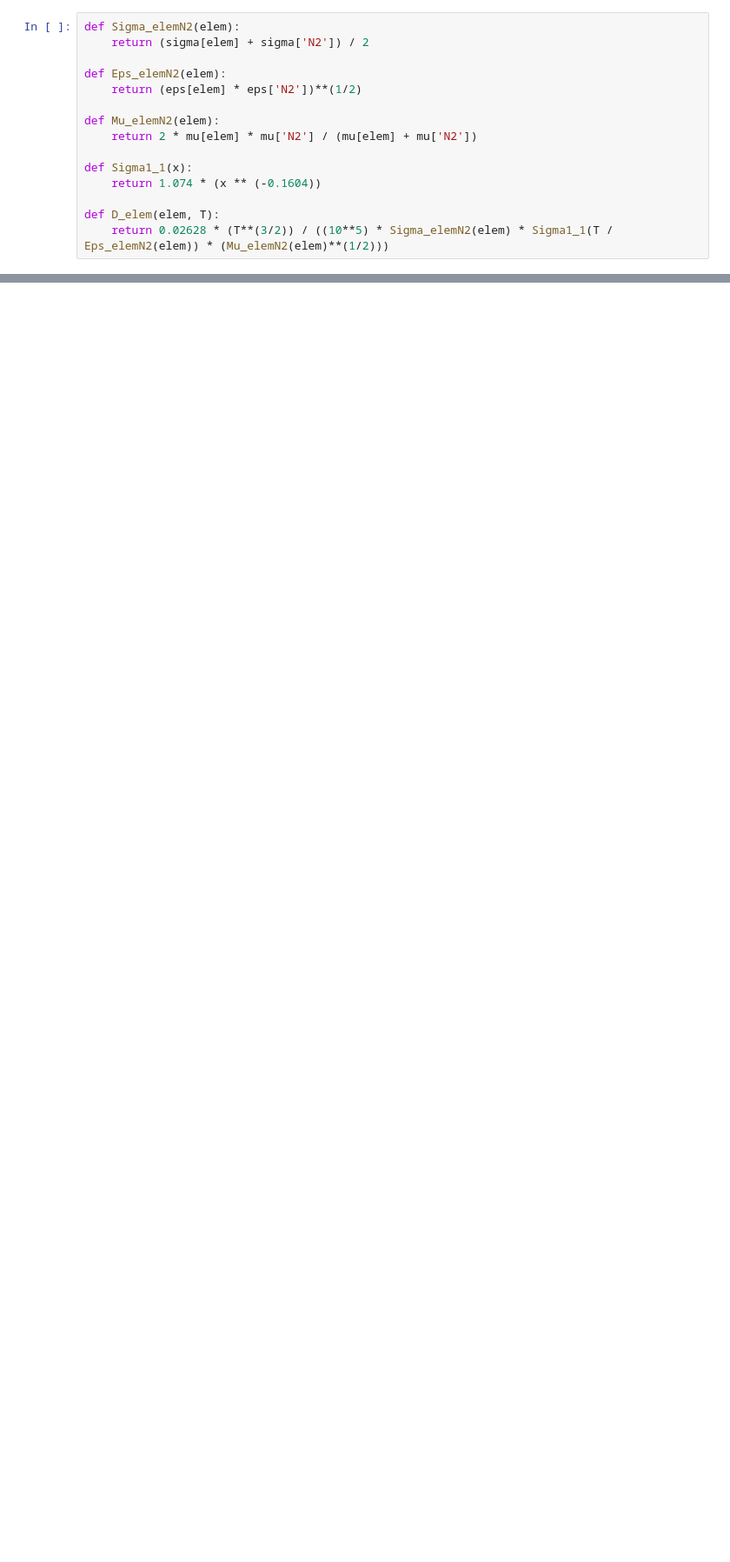
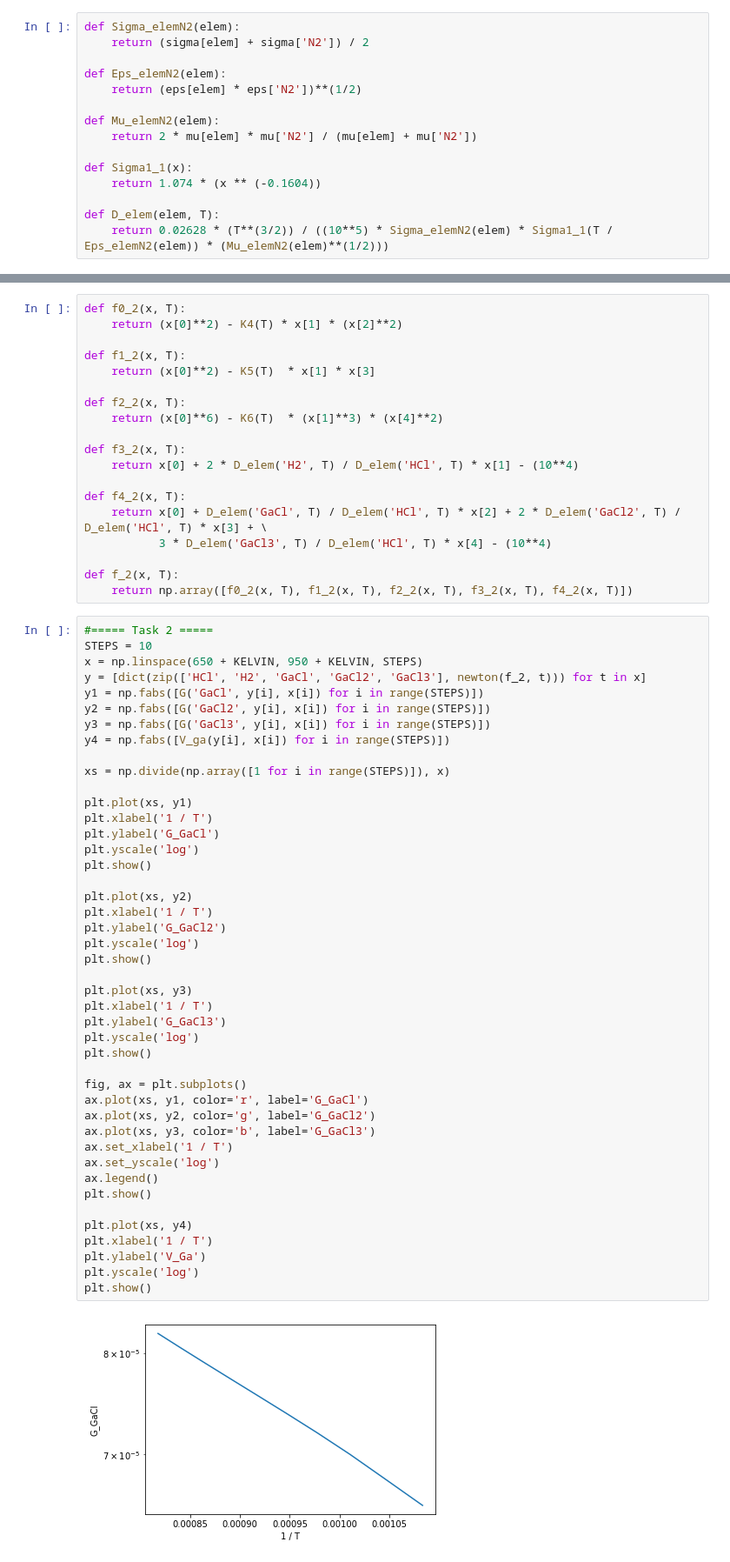
Before and after one commit to ivartb/AlGaN, a Jupyter notebook: AlGaN.ipynb, the cells around one changed output, grey strips where cells are left out. Shown: that part at 87% size. Drawn from its saved outputs; the diff is of its cells as text; blank space fills up the shorter version.

```diff
--- a/AlGaN.ipynb
+++ b/AlGaN.ipynb
@@ -190,0 +177,65 @@ for key in d1:
+# %%
+def f0_2(x, T):
+    return (x[0]**2) - K4(T) * x[1] * (x[2]**2)
+
+def f1_2(x, T):
+    return (x[0]**2) - K5(T)  * x[1] * x[3]
+
+def f2_2(x, T):
+    return (x[0]**6) - K6(T)  * (x[1]**3) * (x[4]**2)
+
+def f3_2(x, T):
+    return x[0] + 2 * D_elem('H2', T) / D_elem('HCl', T) * x[1] - (10**4)
+
+def f4_2(x, T):
+    return x[0] + D_elem('GaCl', T) / D_elem('HCl', T) * x[2] + 2 * D_elem('GaCl2', T) / D_elem('HCl', T) * x[3] + \
+           3 * D_elem('GaCl3', T) / D_elem('HCl', T) * x[4] - (10**4)
+
+def f_2(x, T):
+    return np.array([f0_2(x, T), f1_2(x, T), f2_2(x, T), f3_2(x, T), f4_2(x, T)])
+# %%
+#===== Task 2 =====
+STEPS = 10
+x = np.linspace(650 + KELVIN, 950 + KELVIN, STEPS)
+y = [dict(zip(['HCl', 'H2', 'GaCl', 'GaCl2', 'GaCl3'], newton(f_2, t))) for t in x]
+y1 = np.fabs([G('GaCl', y[i], x[i]) for i in range(STEPS)])
+y2 = np.fabs([G('GaCl2', y[i], x[i]) for i in range(STEPS)])
+y3 = np.fabs([G('GaCl3', y[i], x[i]) for i in range(STEPS)])
+y4 = np.fabs([V_ga(y[i], x[i]) for i in range(STEPS)])
+
+xs = np.divide(np.array([1 for i in range(STEPS)]), x)
+
+plt.plot(xs, y1)
+plt.xlabel('1 / T')
+plt.ylabel('G_GaCl')
+plt.yscale('log')
+plt.show()
+
+plt.plot(xs, y2)
+plt.xlabel('1 / T')
+plt.ylabel('G_GaCl2')
+plt.yscale('log')
+plt.show()
+
+plt.plot(xs, y3)
+plt.xlabel('1 / T')
+plt.ylabel('G_GaCl3')
+plt.yscale('log')
+plt.show()
+
+fig, ax = plt.subplots()
+ax.plot(xs, y1, color='r', label='G_GaCl')
+ax.plot(xs, y2, color='g', label='G_GaCl2')
+ax.plot(xs, y3, color='b', label='G_GaCl3')
+ax.set_xlabel('1 / T')
+ax.set_yscale('log')
+ax.legend()
+plt.show()
+
+plt.plot(xs, y4)
+plt.xlabel('1 / T')
+plt.ylabel('V_Ga')
+plt.yscale('log')
+plt.show()
+# %% [output]
+[figure, added]
```
Also changed, not shown: parts of 14 cells of this notebook.
